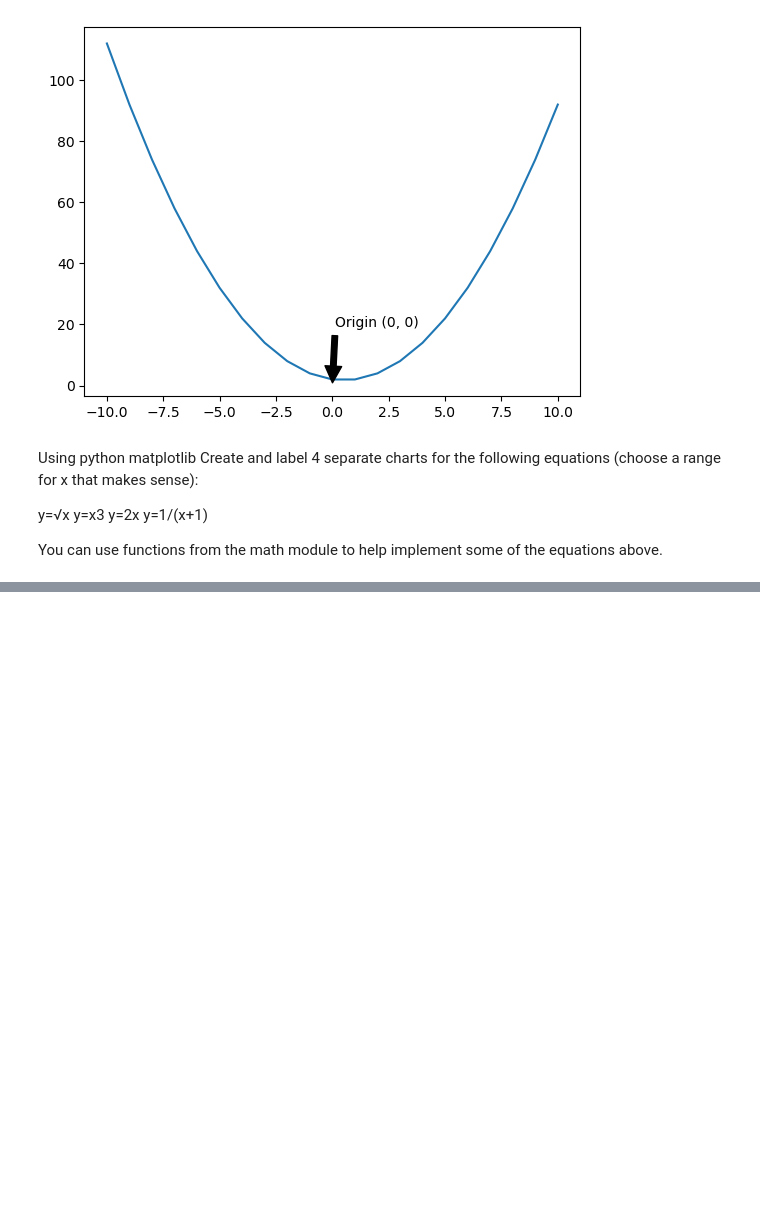
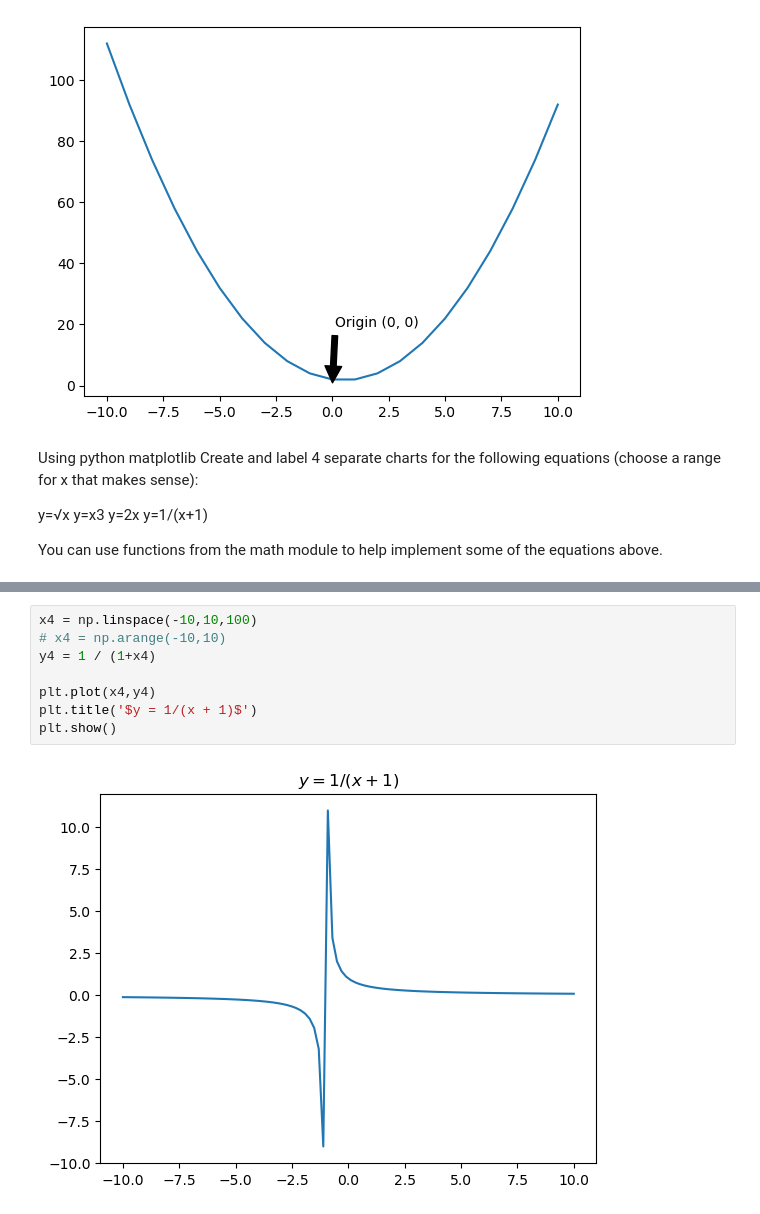
Before and after one commit to Brian-ONeil/numpy-pandas-visualization-exercises, a Jupyter notebook: matplotlib_exercises.ipynb, the cells around one changed output, grey strips where cells are left out. Saved outputs shown, nothing was run; the diff lists cells and outputs as text; blank space fills up the shorter version.

```diff
--- a/matplotlib_exercises.ipynb
+++ b/matplotlib_exercises.ipynb
@@ -122,0 +72,10 @@ plt.show()
+# %%
+x4 = np.linspace(-10,10,100)
+# x4 = np.arange(-10,10)
+y4 = 1 / (1+x4)
+
+plt.plot(x4,y4)
+plt.title('$y = 1/(x + 1)$')
+plt.show()
+# %% [output]
+[figure, added]
```
Also changed, not shown: parts of 13 cells of this notebook, 5 other files.
